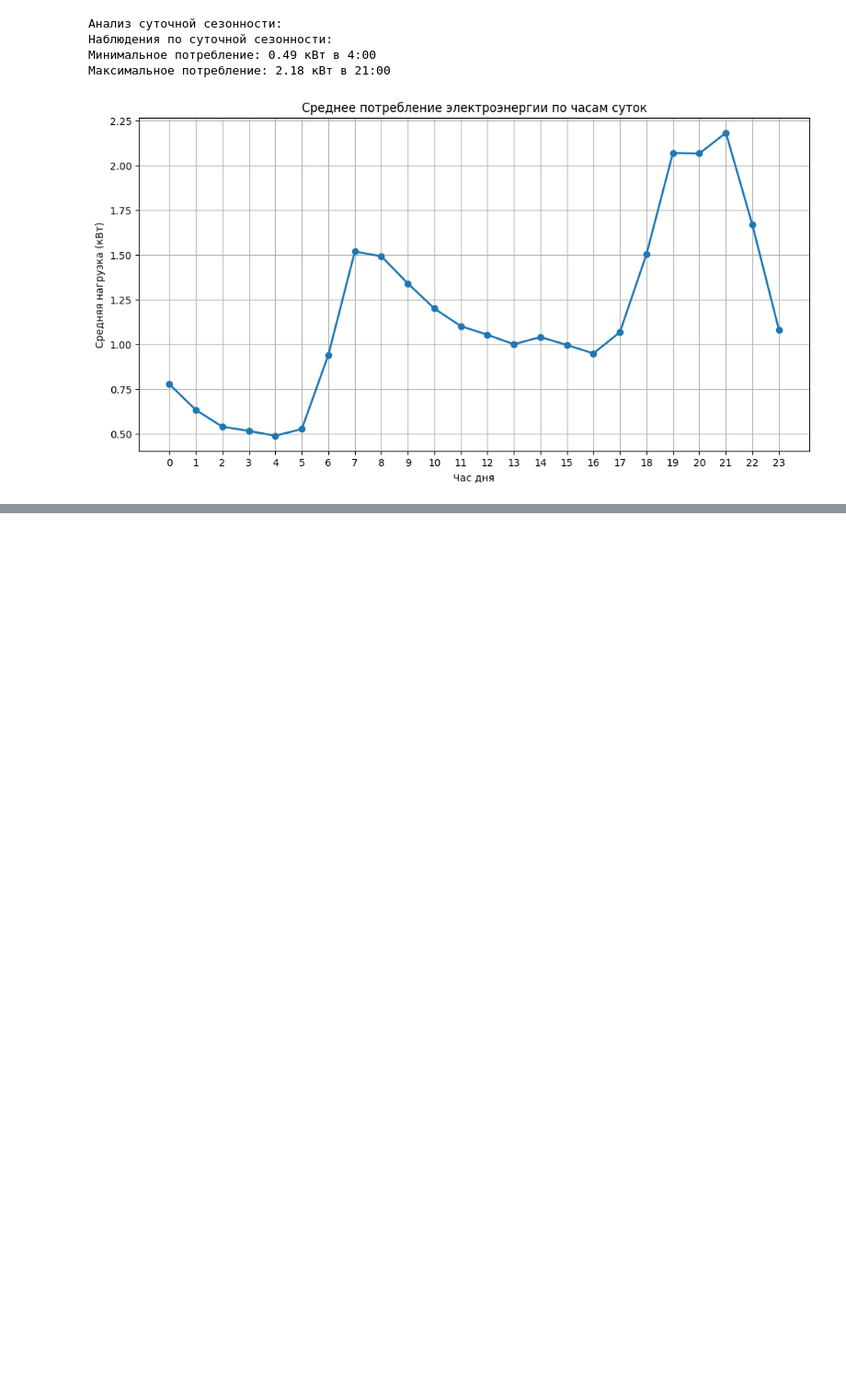
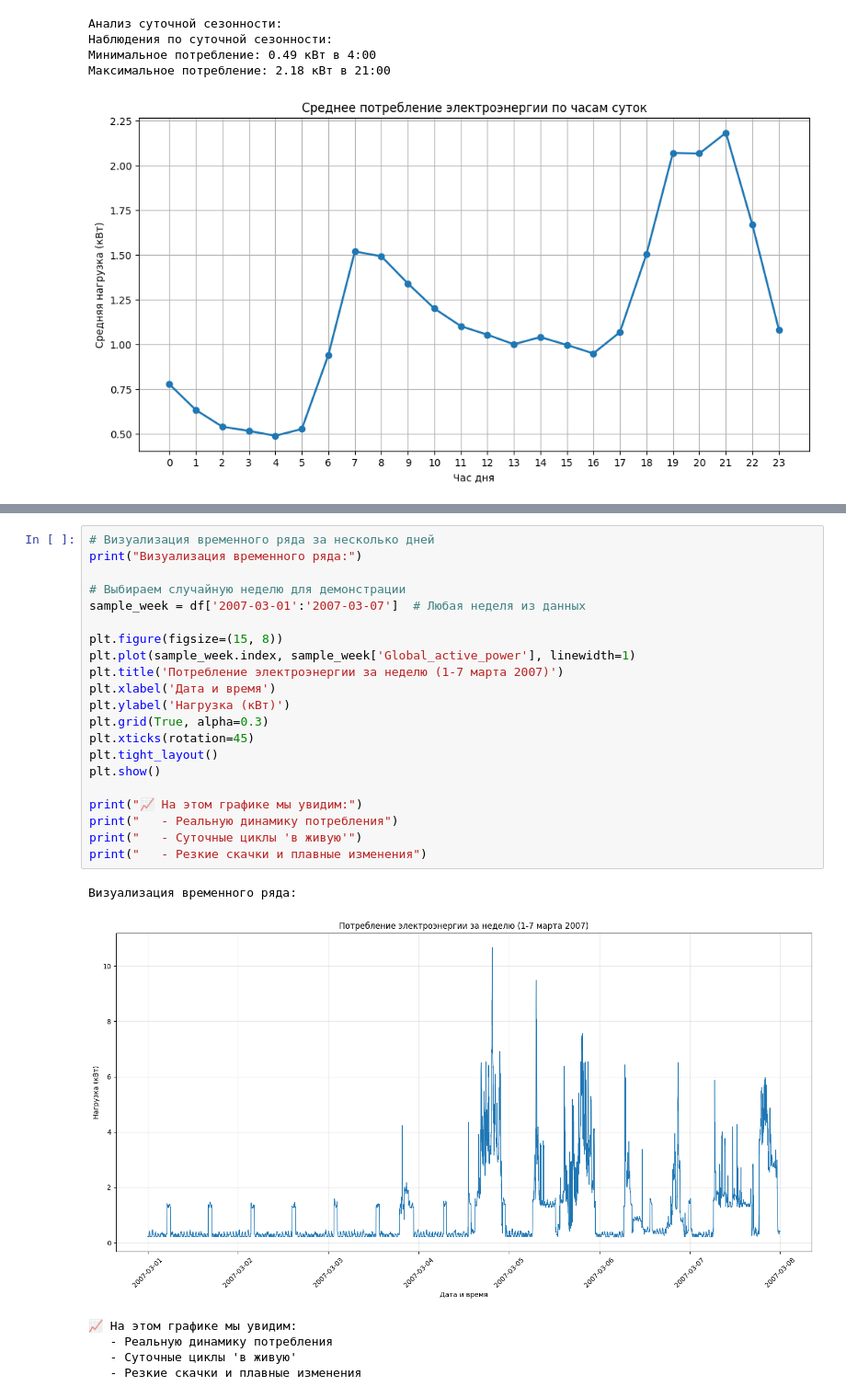
Before and after one commit to pogodaa/ML_cursovaya, a Jupyter notebook: main.ipynb, the cells around one changed output, grey strips where cells are left out. Shown at 92% size. Saved outputs shown, nothing was run; the diff lists cells and outputs as text; blank space fills up the shorter version.

```diff
--- a/main.ipynb
+++ b/main.ipynb
@@ -370,0 +448,28 @@ plt.show()
+# %%
+# Визуализация временного ряда за несколько дней
+print("Визуализация временного ряда:")
+
+# Выбираем случайную неделю для демонстрации
+sample_week = df['2007-03-01':'2007-03-07']  # Любая неделя из данных
+
+plt.figure(figsize=(15, 8))
+plt.plot(sample_week.index, sample_week['Global_active_power'], linewidth=1)
+plt.title('Потребление электроэнергии за неделю (1-7 марта 2007)')
+plt.xlabel('Дата и время')
+plt.ylabel('Нагрузка (кВт)')
+plt.grid(True, alpha=0.3)
+plt.xticks(rotation=45)
+plt.tight_layout()
+plt.show()
+
+print("📈 На этом графике мы увидим:")
+print("   - Реальную динамику потребления")
+print("   - Суточные циклы 'в живую'")
+print("   - Резкие скачки и плавные изменения")
+# %% [output]
+Визуализация временного ряда:
+[figure, added]
+📈 На этом графике мы увидим:
+   - Реальную динамику потребления
+   - Суточные циклы 'в живую'
+   - Резкие скачки и плавные изменения
```
Also changed, not shown: parts of 12 cells of this notebook, 2 other files.
